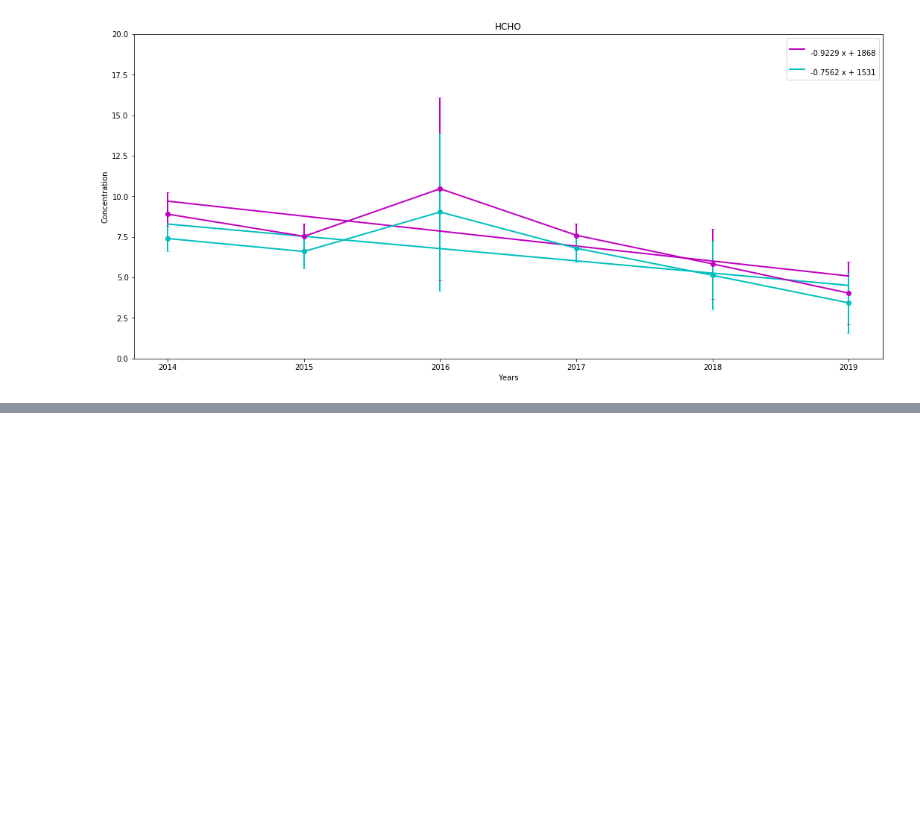
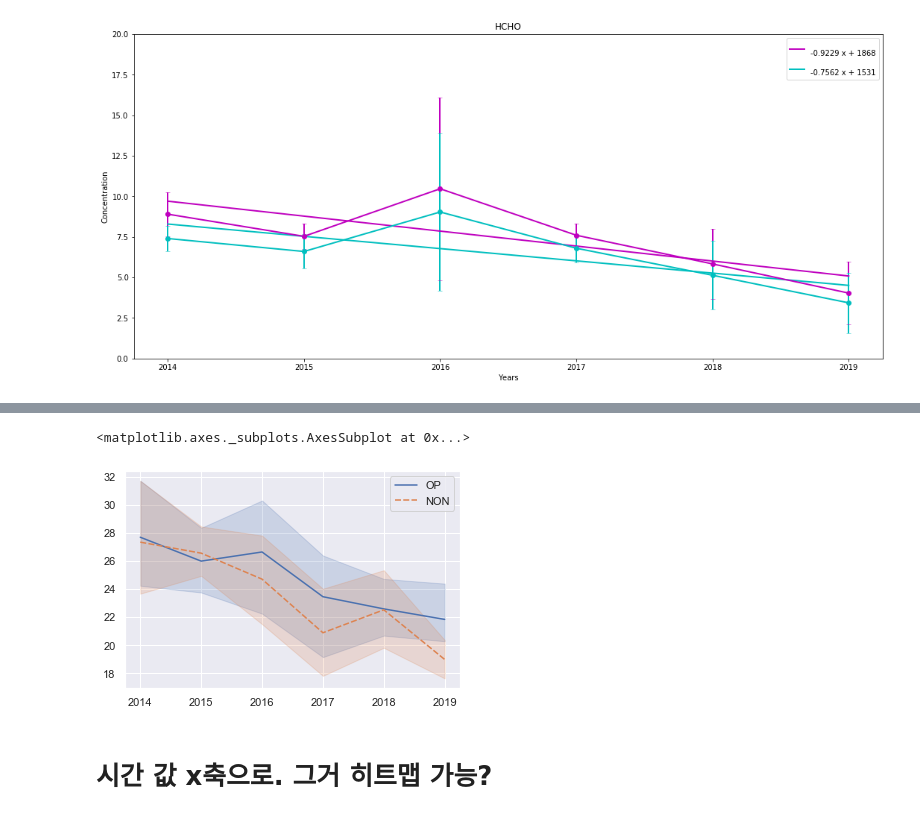
Before and after one commit to tbnsok40/Busan-Subway-Station-Pollutants-data, a Jupyter notebook: non,op 추세 비교 시각화.ipynb, the cells around one changed output, grey strips where cells are left out. Drawn from its saved outputs; the diff is of its cells as text; code cells hidden in the pictures; blank space fills up the shorter version.

```diff
--- a/non,op 추세 비교 시각화.ipynb
+++ b/non,op 추세 비교 시각화.ipynb
@@ -561,0 +640,6 @@ plt.show(ax1)
+# %%
+fmri.columns=['OP','OP','OP','OP','OP','OP']
+fmr2.columns=['NON','NON','NON','NON','NON','NON']
+
+print(fmri)
+print(fmr2)
@@ -561,0 +661,3 @@ plt.show(ax1)
+# %%
+df_OUTER_JOIN = pd.merge(fmri, fmr2, left_index=True,right_index=True, how='outer')
+(df_OUTER_JOIN)
@@ -561,0 +672,15 @@ plt.show(ax1)
+# %%
+import seaborn as sns
+sns.set(style="darkgrid")
+year=[2014,2015,2016,2017,2018,2019]
+
+# Load an example dataset with long-form data
+# fmri = op_pm25
+fmr2 = df_OUTER_JOIN
+# Plot the responses for different events and regions
+sns.lineplot(style="event", data=fmr2)
+# %% [output]
+<matplotlib.axes._subplots.AxesSubplot at 0x...>
+[figure, added]
+# %% [markdown]
+# 시간 값 x축으로. 그거 히트맵 가능?
```
Also changed, not shown: parts of 4 cells of this notebook.
